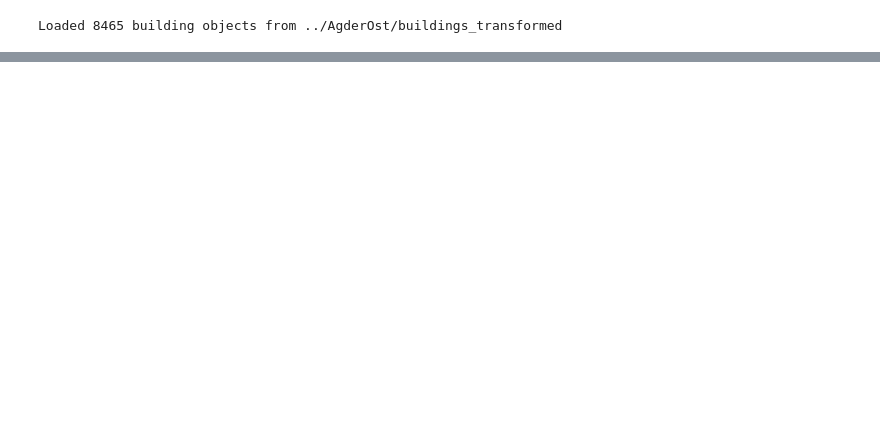
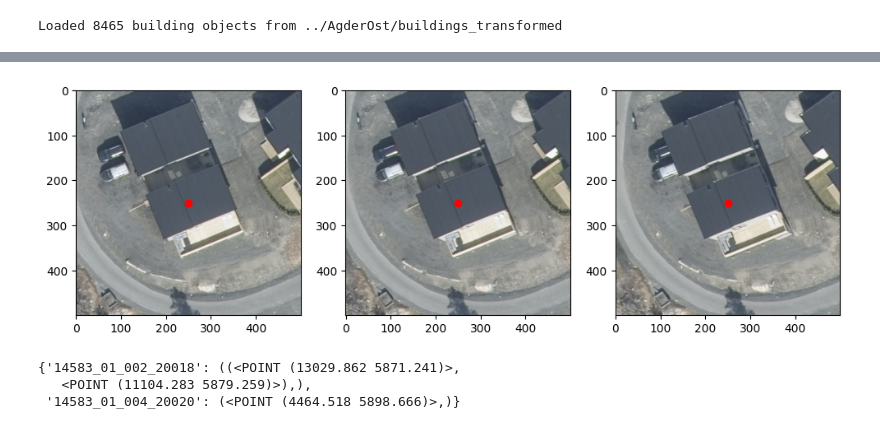
Before and after one commit to sfo065/im_to_im, a Jupyter notebook: main.ipynb, the cells around one changed output, grey strips where cells are left out. Cells and saved outputs as stored; diff of their text form; code cells hidden in the pictures; blank space fills up the shorter version.

```diff
--- a/main.ipynb
+++ b/main.ipynb
@@ -15,5 +18,13 @@ with open('../AgderOst/settings.json') as f:
 with open('overlap.json') as f:
     overlap = json.load(f)
 buildings = load_buildings('../AgderOst/buildings_transformed')
+
+buildings_pt = {iid_adj: set() for iid_adj in overlap.keys()}
+for building in buildings:
+    iids = set(building['corners'].keys()).intersection(buildings_pt.keys())
+    if iids:
+        for iid in iids:
+            point = Point(np.round(np.mean(np.array(list(building['corners'][iid])), axis=0), 6))
+            buildings_pt[iid].add(point)
 # %% [output]
 Loaded 8465 building objects from ../AgderOst/buildings_transformed
@@ -31,13 +30,0 @@ def get_true_matches(iid1, iid2, buildings):
-# %%
-iid1 = '14583_01_012_20028'
-buildings_pt = {iid_adj: set() for iid_adj in overlap[iid1]}
-buildings_pt[iid1] = set()
-iid2 = list(buildings_pt.keys())[7]
-iid3 = list(buildings_pt.keys())[1]
-true_matches = dict()
-for building in buildings:
-    iids = set(building['corners'].keys()).intersection(buildings_pt.keys())
-    if iids:
-        for iid in iids:
-            point = Point(np.round(np.mean(np.array(list(building['corners'][iid])), axis=0), 6))
-            buildings_pt[iid].add(point)
@@ -93,0 +34,8 @@ def unique_shapely(points, tol=1e-2):
+# %%
+limited_overlap = dict(list(overlap.items())[:5])
+for id in limited_overlap:
+    new_list = [i for i in limited_overlap[id] if i in limited_overlap.keys()]
+    limited_overlap[id] = new_list
+
+for v in limited_overlap.items():
+    print(v)
@@ -93,0 +48,2 @@ def unique_shapely(points, tol=1e-2):
+# %%
+matches, mult_matches = main(limited_overlap, buildings_pt, print_metrics=True, buildings_true=buildings)
@@ -93,0 +68,5 @@ def unique_shapely(points, tol=1e-2):
+# %%
+cog_path = '../AgderOst/COG'
+plot_matches(matches[60], 500, cog_path)
+# %% [output]
+[figure, added]
@@ -93,0 +76,7 @@ def unique_shapely(points, tol=1e-2):
+# %%
+match_dict = mult_matches[2]
+match_dict
+# %% [output]
+{'14583_01_002_20018': ((<POINT (13029.862 5871.241)>,
+   <POINT (11104.283 5879.259)>),),
+ '14583_01_004_20020': (<POINT (4464.518 5898.666)>,)}
```
Also changed, not shown: parts of 13 cells of this notebook, 1 other file.
